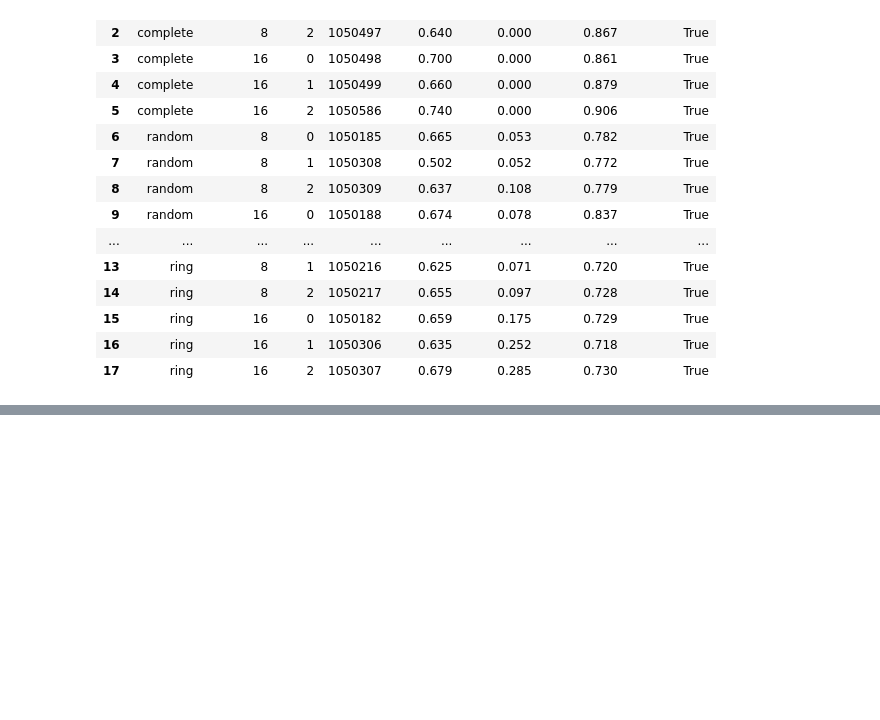
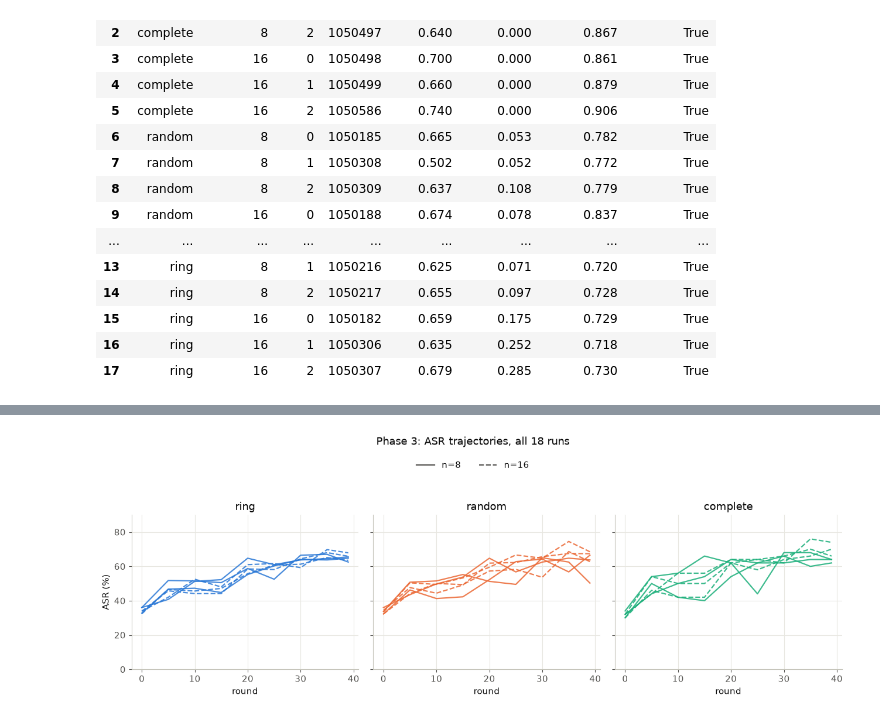
Before and after one commit to M-9acem/p2p_safety_agent_erosion, a Jupyter notebook: notebooks/results_analysis.ipynb, the cells around one changed output, grey strips where cells are left out. Cells and saved outputs as stored; diff of their text form; code cells hidden in the pictures; blank space fills up the shorter version.

```diff
--- a/notebooks/results_analysis.ipynb
+++ b/notebooks/results_analysis.ipynb
@@ -282,0 +358,21 @@ phase3_df
+# %%
+fig, axes = plt.subplots(1, 3, figsize=(13, 4), sharey=True, sharex=True)
+LINESTYLE = {8: "-", 16: "--"}
+
+for ax, topo in zip(axes, TOPOLOGY_ORDER):
+    for (n_agents, seed), grp in trajectory_df[trajectory_df["topology"] == topo].groupby(["n_agents", "seed"]):
+        grp = grp.sort_values("round")
+        ax.plot(grp["round"], grp["asr_mean"] * 100, color=COLOR[topo], linestyle=LINESTYLE[n_agents],
+                 linewidth=1.6, alpha=0.85)
+    ax.set_title(topo)
+    ax.set_xlabel("round")
+    ax.set_ylim(0, 90)
+
+axes[0].set_ylabel("ASR (%)")
+# one shared legend for the only channel not already carried by the panel: agent count
+handles = [plt.Line2D([0], [0], color="#52514e", linestyle=LINESTYLE[n], linewidth=1.6, label=f"n={n}") for n in (8, 16)]
+fig.legend(handles=handles, loc="upper center", ncol=2, frameon=False, bbox_to_anchor=(0.5, 1.08))
+fig.suptitle("Phase 3: ASR trajectories, all 18 runs", y=1.15)
+fig.tight_layout()
+# %% [output]
+[figure, added]
```
Also changed, not shown: parts of 9 cells of this notebook.
